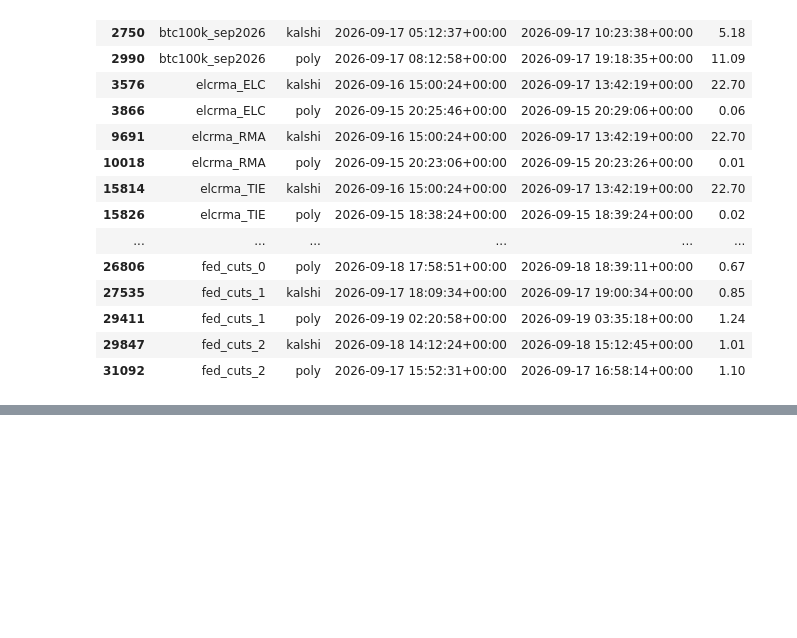
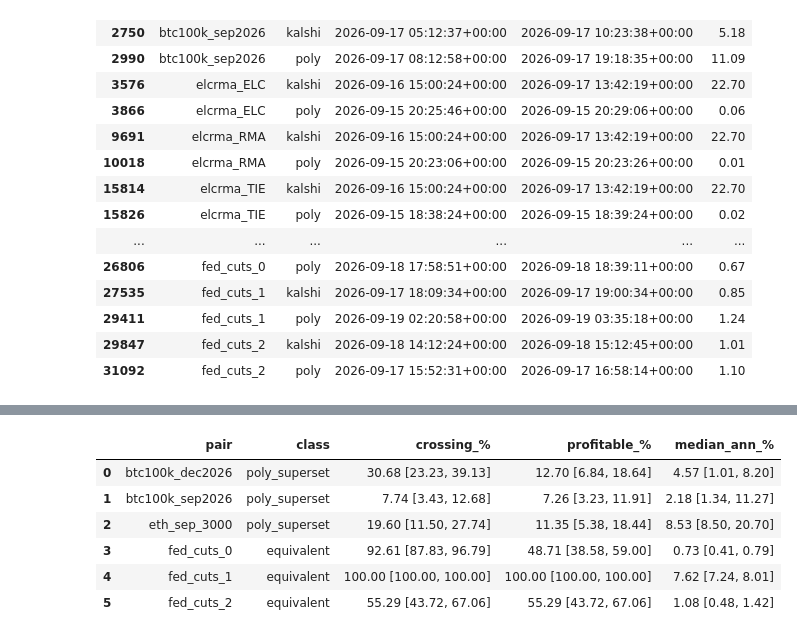
Before and after one commit to MobinHariri/kalshi-polymarket-microstructure, a Jupyter notebook: 02_analysis.ipynb, the cells around one changed output, grey strips where cells are left out. Drawn from its saved outputs; the diff is of its cells as text; code cells hidden in the pictures; blank space fills up the shorter version.

Commit message:
Block bootstrap with block-length sensitivity; raw returns

```diff
--- a/02_analysis.ipynb
+++ b/02_analysis.ipynb
@@ -321,3 +321,44 @@ pd.DataFrame(rows)
 | 3 | fed_cuts_0 | equivalent | 54 | 3.7 | 4.2 | 197.7 | 85.5 |
 | 4 | fed_cuts_1 | equivalent | 3 | 0.0 | 323.1 | 1355.2 | 100.0 |
 | 5 | fed_cuts_2 | equivalent | 13 | 7.7 | 36.7 | 305.1 | 99.3 |
+# %%
+import numpy as np
+
+def block_boot(m, block="30min", B=1000, seed=0):
+    rng  = np.random.default_rng(seed)                    # fixed seed: same numbers every run
+    key  = m.ts.dt.floor(block)                           # which block each row belongs to
+    n    = m.groupby(key).size().to_numpy()
+    cros = (m.gap_exec > 0).groupby(key).sum().to_numpy()
+    prof = (m.net_exec > 0).groupby(key).sum().to_numpy()
+    ann  = [g.ann_return[g.net_exec > 0].to_numpy() for _, g in m.groupby(key)]
+
+    idx = rng.integers(0, len(n), size=(B, len(n)))       # B fake datasets of whole blocks
+    cross_pct = cros[idx].sum(1) / n[idx].sum(1) * 100
+    prof_pct  = prof[idx].sum(1) / n[idx].sum(1) * 100
+    med_ann = []
+    for row in idx:
+        v = np.concatenate([ann[i] for i in row])
+        med_ann.append(np.median(v) * 100 if len(v) else np.nan)
+    return cross_pct, prof_pct, np.array(med_ann)
+
+def fmt(est, draws):
+    lo, hi = np.nanpercentile(draws, [2.5, 97.5])
+    return f"{est:.2f}  [{lo:.2f}, {hi:.2f}]"
+
+rows = []
+for p, m in results.items():
+    cr, pr, ma = block_boot(m)
+    prof = m[m.net_exec > 0]
+    rows.append({"pair": p, "class": EQUIV[p],
+                 "crossing_%":   fmt((m.gap_exec > 0).mean() * 100, cr),
+                 "profitable_%": fmt((m.net_exec > 0).mean() * 100, pr),
+                 "median_ann_%": fmt(prof.ann_return.median() * 100, ma)})
+pd.DataFrame(rows)
+# %% [output]
+|  | pair | class | crossing_% | profitable_% | median_ann_% |
+| 0 | btc100k_dec2026 | poly_superset | 30.68 [23.23, 39.13] | 12.70 [6.84, 18.64] | 4.57 [1.01, 8.20] |
+| 1 | btc100k_sep2026 | poly_superset | 7.74 [3.43, 12.68] | 7.26 [3.23, 11.91] | 2.18 [1.34, 11.27] |
+| 2 | eth_sep_3000 | poly_superset | 19.60 [11.50, 27.74] | 11.35 [5.38, 18.44] | 8.53 [8.50, 20.70] |
+| 3 | fed_cuts_0 | equivalent | 92.61 [87.83, 96.79] | 48.71 [38.58, 59.00] | 0.73 [0.41, 0.79] |
+| 4 | fed_cuts_1 | equivalent | 100.00 [100.00, 100.00] | 100.00 [100.00, 100.00] | 7.62 [7.24, 8.01] |
+| 5 | fed_cuts_2 | equivalent | 55.29 [43.72, 67.06] | 55.29 [43.72, 67.06] | 1.08 [0.48, 1.42] |
```
Also changed, not shown: parts of 2 cells of this notebook.
